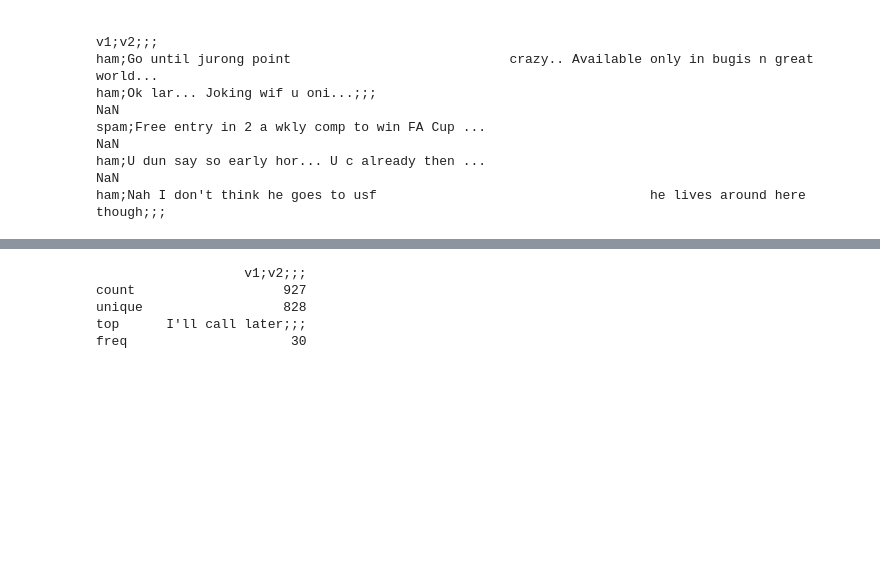
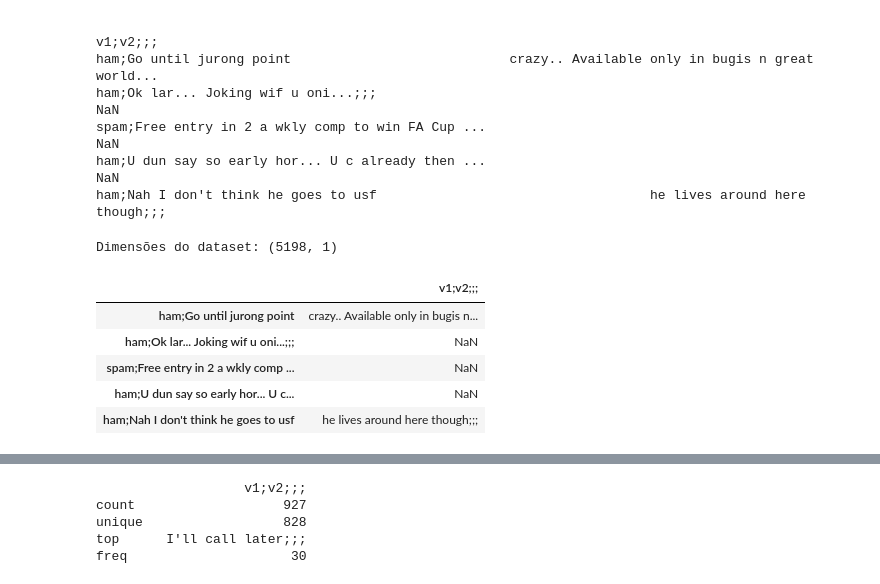
Before and after one commit to andrespeedwork/Machine-Learning-Analytics, a Jupyter notebook: Machine_Learning_e_Analytics.ipynb, the cells around one changed output, grey strips where cells are left out. Cells and saved outputs as stored; diff of their text form; code cells hidden in the pictures; blank space fills up the shorter version.

```diff
--- a/Machine_Learning_e_Analytics.ipynb
+++ b/Machine_Learning_e_Analytics.ipynb
@@ -43,3 +43,15 @@ ham;Ok lar... Joking wif u oni...;;;
 spam;Free entry in 2 a wkly comp to win FA Cup ...                                                NaN
 ham;U dun say so early hor... U c already then ...                                                NaN
 ham;Nah I don't think he goes to usf                                   he lives around here though;;;
+# %%
+# Verificando a dimensão do DataFrame
+print(f"Dimensões do dataset: {df.shape}")  # Número de linhas e colunas
+df.head()
+# %% [output]
+Dimensões do dataset: (5198, 1)
+|  | v1;v2;;; |
+| ham;Go until jurong point | crazy.. Available only in bugis n... |
+| ham;Ok lar... Joking wif u oni...;;; | NaN |
+| spam;Free entry in 2 a wkly comp ... | NaN |
+| ham;U dun say so early hor... U c... | NaN |
+| ham;Nah I don't think he goes to usf | he lives around here though;;; |
```
Also changed, not shown: parts of 1 cell of this notebook.
